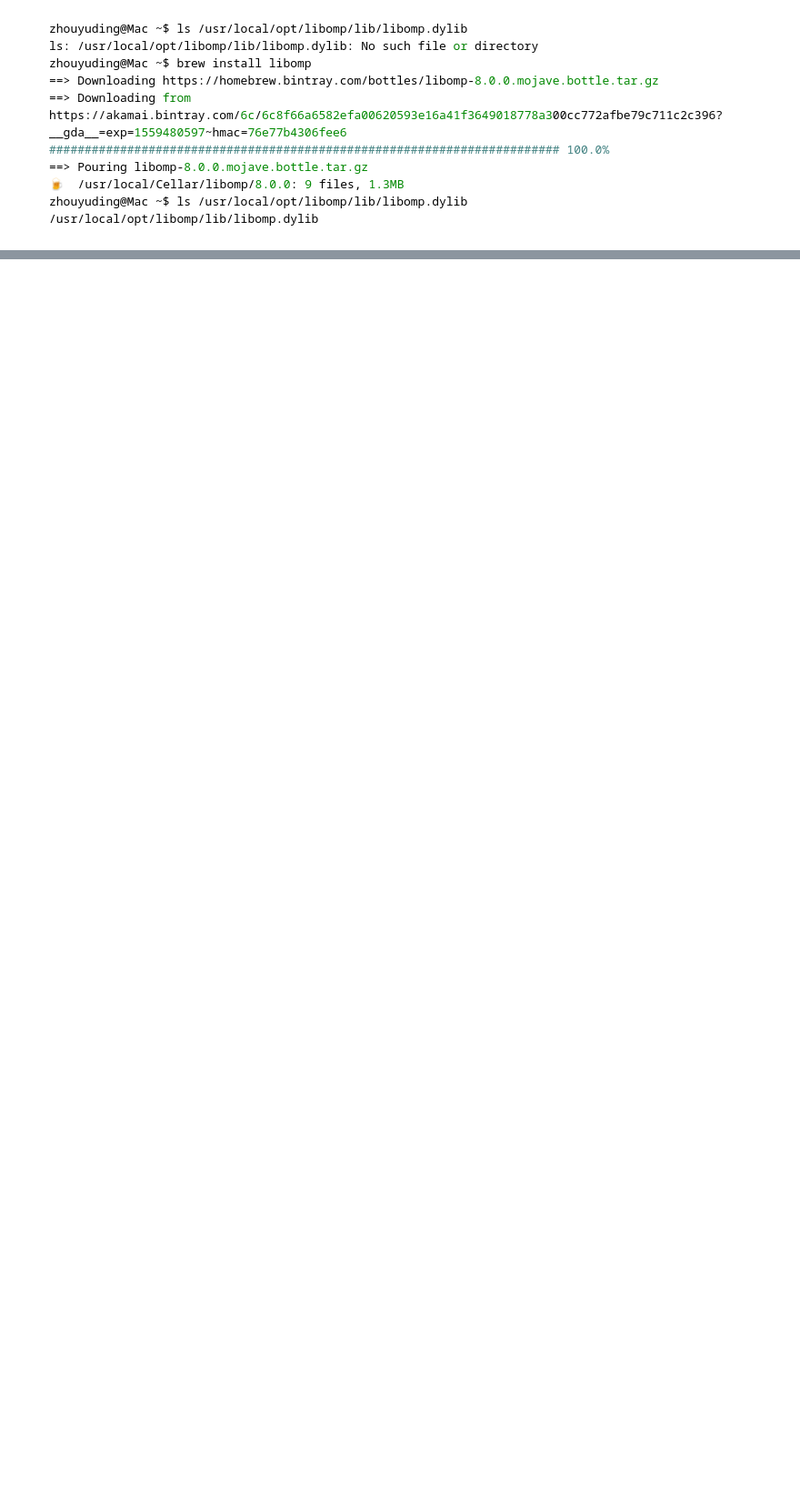
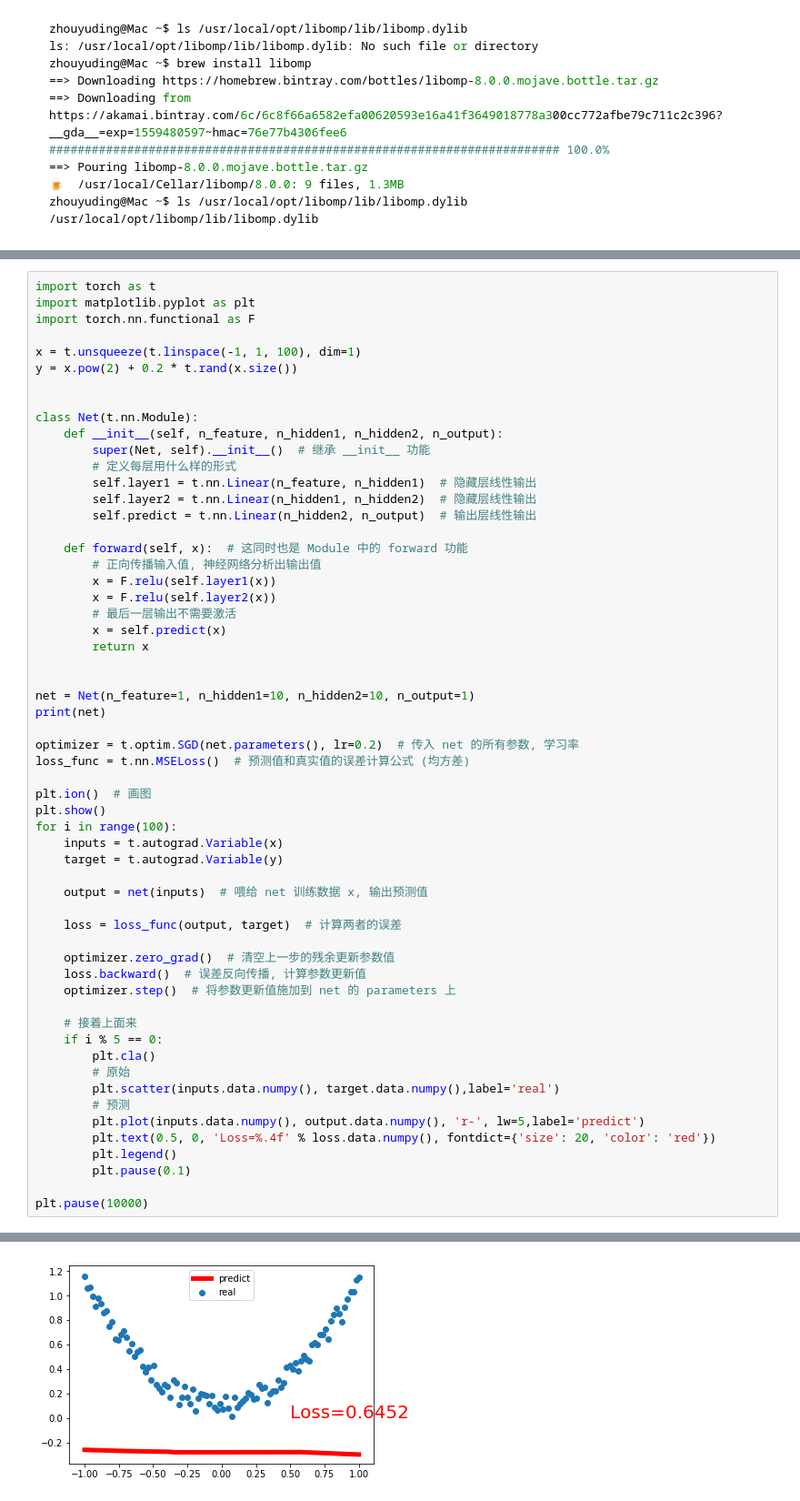
Before and after one commit to zydz/learning-dl, a Jupyter notebook: learning-models/learning-torch.ipynb, the cells around one changed output, grey strips where cells are left out. Shown at 91% size. Saved outputs shown, nothing was run; the diff lists cells and outputs as text; blank space fills up the shorter version.

Commit message:
update torch

```diff
--- a/learning-models/learning-torch.ipynb
+++ b/learning-models/learning-torch.ipynb
@@ -30,0 +25,59 @@ import torch as t
+# %%
+import torch as t
+import matplotlib.pyplot as plt
+import torch.nn.functional as F
+
+x = t.unsqueeze(t.linspace(-1, 1, 100), dim=1)
+y = x.pow(2) + 0.2 * t.rand(x.size())
+
+
+class Net(t.nn.Module):
+    def __init__(self, n_feature, n_hidden1, n_hidden2, n_output):
+        super(Net, self).__init__()  # 继承 __init__ 功能
+        # 定义每层用什么样的形式
+        self.layer1 = t.nn.Linear(n_feature, n_hidden1)  # 隐藏层线性输出
+        self.layer2 = t.nn.Linear(n_hidden1, n_hidden2)  # 隐藏层线性输出
+        self.predict = t.nn.Linear(n_hidden2, n_output)  # 输出层线性输出
+
+    def forward(self, x):  # 这同时也是 Module 中的 forward 功能
+        # 正向传播输入值, 神经网络分析出输出值
+        x = F.relu(self.layer1(x))
+        x = F.relu(self.layer2(x))
+        # 最后一层输出不需要激活
+        x = self.predict(x)
+        return x
+
+
+net = Net(n_feature=1, n_hidden1=10, n_hidden2=10, n_output=1)
+print(net)
+
+optimizer = t.optim.SGD(net.parameters(), lr=0.2)  # 传入 net 的所有参数, 学习率
+loss_func = t.nn.MSELoss()  # 预测值和真实值的误差计算公式 (均方差)
+
+plt.ion()  # 画图
+plt.show()
+for i in range(100):
+    inputs = t.autograd.Variable(x)
+    target = t.autograd.Variable(y)
+
+    output = net(inputs)  # 喂给 net 训练数据 x, 输出预测值
+
+    loss = loss_func(output, target)  # 计算两者的误差
+
+    optimizer.zero_grad()  # 清空上一步的残余更新参数值
+    loss.backward()  # 误差反向传播, 计算参数更新值
+    optimizer.step()  # 将参数更新值施加到 net 的 parameters 上
+
+    # 接着上面来
+    if i % 5 == 0:
+        plt.cla()
+        # 原始
+        plt.scatter(inputs.data.numpy(), target.data.numpy(),label='real')
+        # 预测
+        plt.plot(inputs.data.numpy(), output.data.numpy(), 'r-', lw=5,label='predict')
+        plt.text(0.5, 0, 'Loss=%.4f' % loss.data.numpy(), fontdict={'size': 20, 'color': 'red'})
+        plt.legend()
+        plt.pause(0.1)
+
+plt.pause(10000)
+# %% [output]
@@ -30,0 +89 @@ import torch as t
+[figure, added]
```
Also changed, not shown: parts of 5 cells of this notebook, 1 other file.
